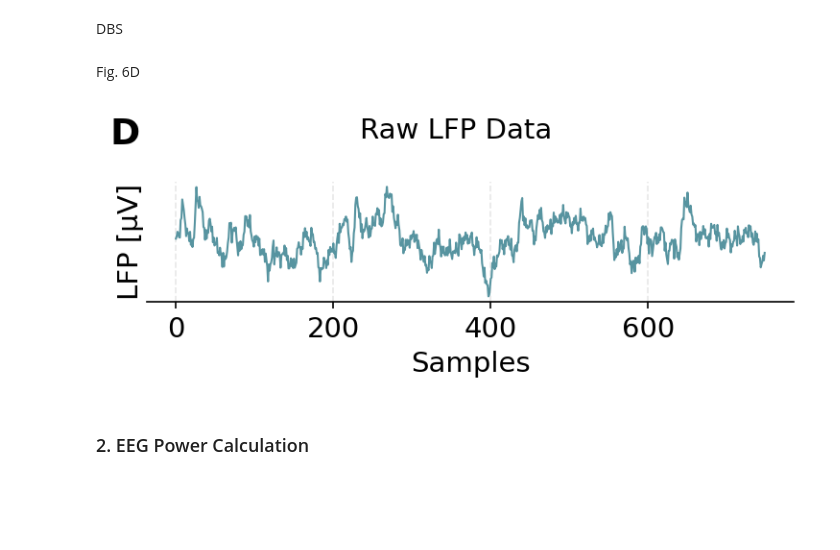
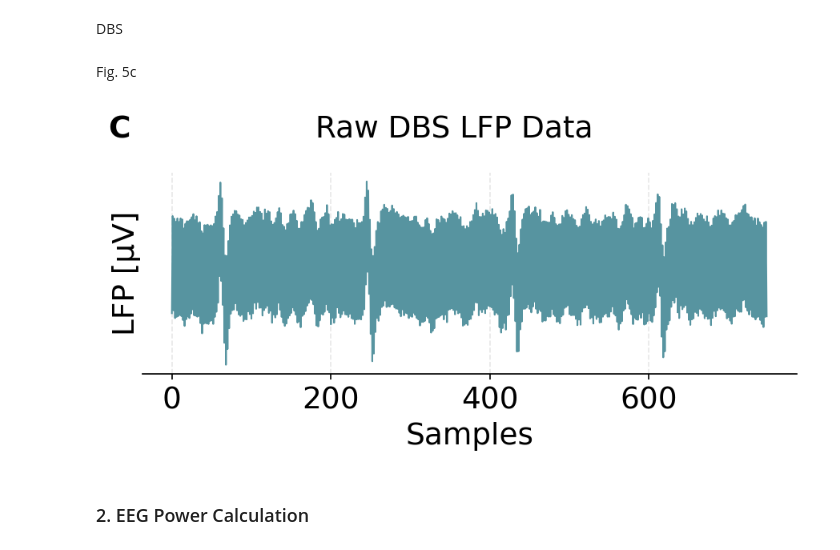
Before and after one commit to lenasalz/dbs-eeg-sync, a Jupyter notebook: notebooks/publication_figures.ipynb, the cells around one changed output. Cells and saved outputs as stored; diff of their text form; code cells hidden in the pictures; blank space fills up the shorter version.

Commit message:
adapted processing pipeline figure; not finished

```diff
--- a/notebooks/publication_figures.ipynb
+++ b/notebooks/publication_figures.ipynb
@@ -42,7 +42,9 @@ from dbs_eeg_sync.synchronizer import cut_data_at_sync, synchronize_data
 Use P4-2004 for EEG and P4-2001 for D and E
 # %%
 sub_ids = [ 'P4-2001', 'P4-2002', 'P4-2003', 'P4-2004', 'P4-2005', 'P4-2007', 'P4-2008', 'P4-2009', 'P4-2010', 'P4-2011']
-sub_id = 'P4-2001'
+# sub_id = 'P4-2001'
+# sub_id = 'P4-2004'
+sub_id = 'P4-2008'
 block = 'baseline'
 dataDir_server = r"/Volumes/03_Neurofeedback/project_only/02_Data/Patient_NFB"
 # %%
@@ -252,41 +254,42 @@ def bandpass_filter(data, fs=250.0, lowcut=1.0, highcut=100.0, order=4):
 # filter the dbs signal from 1-100 Hz
 dbs_selected_data_filt = bandpass_filter(dbs_selected_data, fs=dbs_fs, lowcut=1, highcut=100)
 # %% [markdown]
-Fig. 6D
+Fig. 5c
 # %%
-fig, ax = plt.subplots(figsize=(5, 2))
+fig, ax = plt.subplots(figsize=(6, 3))
 
 # ax.plot(dbs_times, dbs_selected_data, color=DBS_COLOR)
 ax.plot(dbs_sample_indices, dbs_selected_data, color=DBS_COLOR)
 # ax.plot(dbs_sample_indices, dbs_selected_data_filt, color=DBS_COLOR)
-ax.set_ylabel('LFP [μV]', rotation=90, labelpad=1, fontsize=14, ha="center")
+ax.set_ylabel('LFP [μV]', rotation=90, labelpad=1, fontsize=18, ha="center")
 
 # Remove y-ticks
 ax.set_yticks([])
 
 # xticks fontsize 14
-ax.tick_params(axis='x', labelsize=14)
+ax.tick_params(axis='x', labelsize=18)
 
 # Hide all spines except bottom
 ax.spines['top'].set_visible(False)
 ax.spines['right'].set_visible(False)
 ax.spines['left'].set_visible(False)
 ax.grid(True, linestyle="--", alpha=0.3)  # optional grid
 
 # ax.set_xlabel("Time (s)")
-ax.set_xlabel("Samples", fontsize=14)
-fig.suptitle("Raw LFP Data", fontsize=14)
+ax.set_xlabel("Samples", fontsize=18)
+fig.suptitle("Raw DBS LFP Data", fontsize=18)
 
 # add capital letter D to top left
-fig.text(0.02, 0.98, 'D', transform=fig.transFigure, fontsize=18, fontweight='bold', va='top', ha='left')
+fig.text(0.02, 0.98, 'C', transform=fig.transFigure, fontsize=18, fontweight='bold', va='top', ha='left')
 
 plt.tight_layout()
 
 # save plot as pdf in outputs/plots
-plt.savefig(f"outputs/plots/fig6d_raw_dbs.pdf")
+if sub_id == "P4-2001":
+    plt.savefig(f"outputs/plots/fig5c_raw_dbs.pdf")
 plt.show()
 # %% [output]
-[figure, old version]
+[figure, new version]
 # %% [markdown]
 ### 2. EEG Power Calculation
 # %%
```
Also changed, not shown: parts of 24 cells of this notebook.
